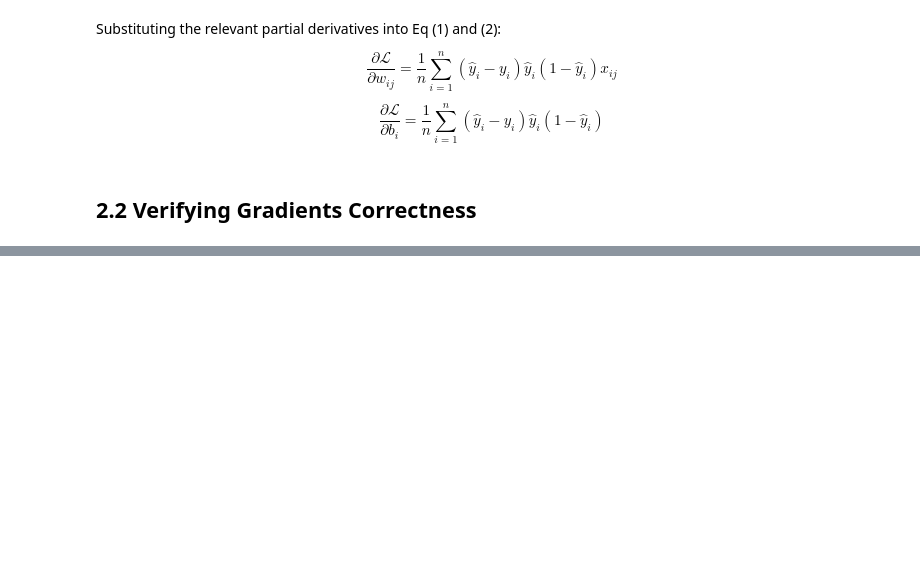
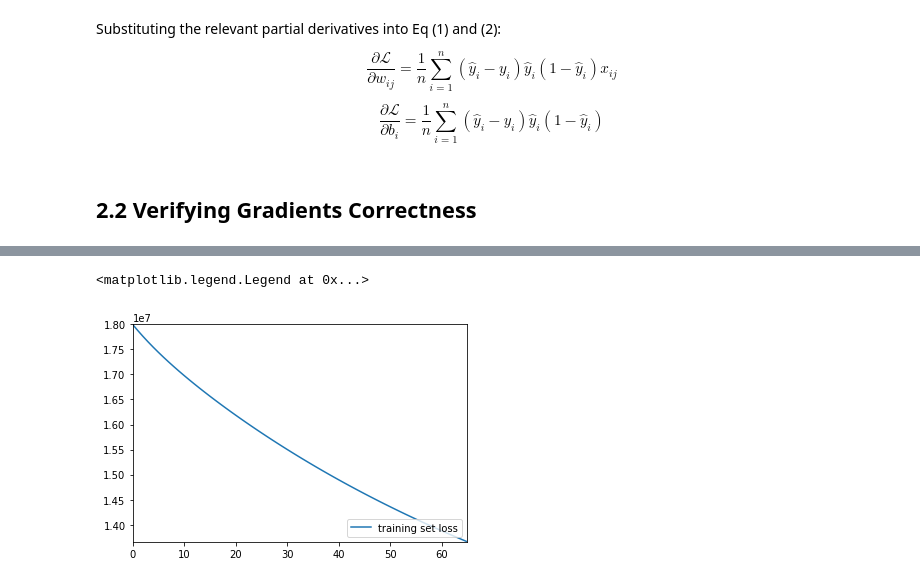
Before and after one commit to adamnpeace/comp90-cw1, a Jupyter notebook: q2/q2-roxanne.ipynb, the cells around one changed output, grey strips where cells are left out. Saved outputs shown, nothing was run; the diff lists cells and outputs as text; code cells hidden in the pictures; blank space fills up the shorter version.

```diff
--- a/q2/q2-roxanne.ipynb
+++ b/q2/q2-roxanne.ipynb
@@ -99,0 +114,31 @@ $$\frac{\partial \mathcal{L}}{\partial b_i} = \frac{1}{n} \displaystyle\sum_{i=1
+# %%
+def logistic_func(x):
+    return 1/(1 + np.exp(-x))
+
+def logistic_der(x):
+    return _logistic_func(x) * (1 - _logistic_func(x))
+
+def f(x, w, b):
+    return logistic_func(np.dot(w, x) + b)
+
+def p(x, w, b):
+    if f(x, w, b) >= 0.5:
+        return 1
+    return 0
+# %%
+#Measure Accuracy
+
+def accuracy(xs, ys, w, b):
+    correct = 0
+    for i in range(xs.shape[0]):
+        if p(xs[i], w, b) == ys[i]:
+            correct += 1
+    return correct/len(xs)*100
+# %%
+#Loss Function
+
+def loss_func(n, trainys, y_predict):
+    sum = 0
+    for i in range(n):
+        sum += (trainys[i] - y_predict[i]) ** 2
+    return 1/2*n*sum
@@ -99,0 +203,2 @@ $$\frac{\partial \mathcal{L}}{\partial b_i} = \frac{1}{n} \displaystyle\sum_{i=1
+# %%
+epoch, accuracy_training, accuracy_validation, loss_training = logistic_regression(trainxs, trainys, devxs, devys)
@@ -99,0 +223,7 @@ $$\frac{\partial \mathcal{L}}{\partial b_i} = \frac{1}{n} \displaystyle\sum_{i=1
+# %%
+plt.axis([0, epoch, min(loss_training), max(loss_training) + 0.1])
+plt.plot(loss_training, label='training set loss')
+plt.legend(loc='lower right')
+# %% [output]
+<matplotlib.legend.Legend at 0x...>
+[figure, added]
```
Also changed, not shown: parts of 9 cells of this notebook.
